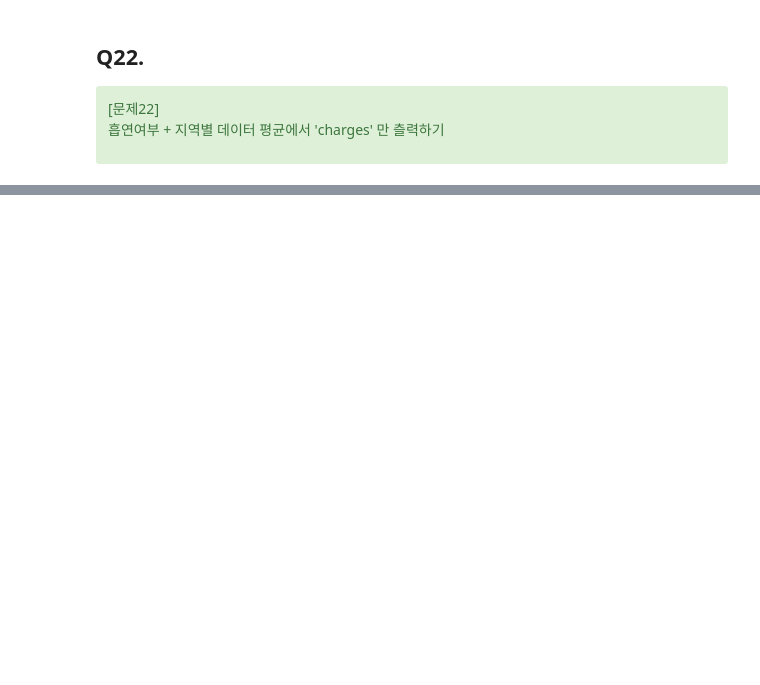
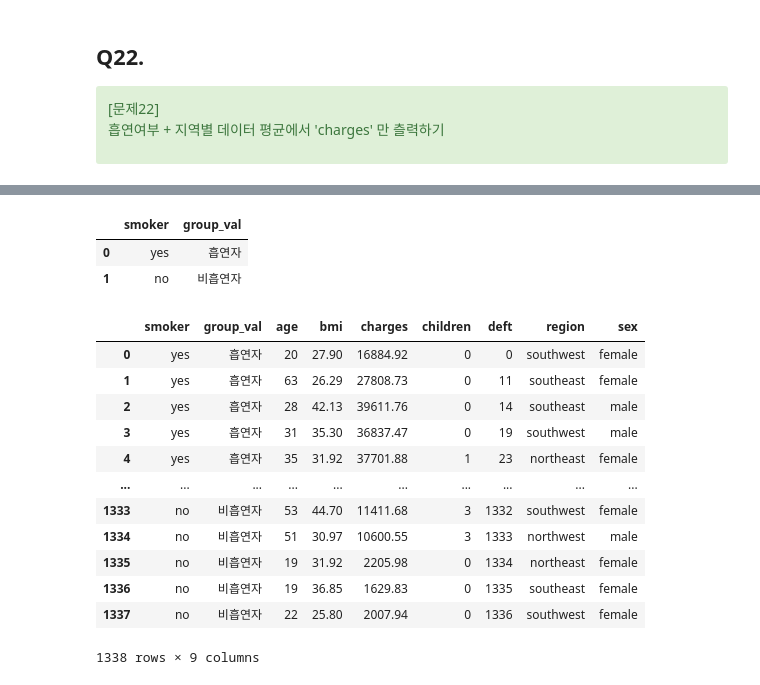
Before and after one commit to ukhyun-lee/stock_market_analysis, a Jupyter notebook: 2주차/pandas_exercise.ipynb, the cells around one changed output, grey strips where cells are left out. Saved outputs shown, nothing was run; the diff lists cells and outputs as text; code cells hidden in the pictures; blank space fills up the shorter version.

```diff
--- a/2주차/pandas_exercise.ipynb
+++ b/2주차/pandas_exercise.ipynb
@@ -433,0 +656,2 @@ smoker 여부에 따라, group_val 컬럼에 '흡연자', '비흡연자' 표시
+# %%
+df.drop(['group_val'], axis=1, inplace=True )
@@ -433,0 +676,3 @@ smoker 여부에 따라, group_val 컬럼에 '흡연자', '비흡연자' 표시
+# %%
+df['group_val'] = df['group_val'].apply(lambda bool: 'smoker' if bool=='yes' else 'non-smoker')
+df.head(3)
@@ -433,0 +684,3 @@ smoker 여부에 따라, group_val 컬럼에 '흡연자', '비흡연자' 표시
+# %%
+df.drop(['group_val'], axis=1, inplace=True )
+df.head()
@@ -433,0 +694,26 @@ smoker 여부에 따라, group_val 컬럼에 '흡연자', '비흡연자' 표시
+# %%
+#방법1 - merge
+
+smoker_df = pd.DataFrame({'smoker' : ['yes', 'no'],
+                          'group_val' : ['흡연자', '비흡연자']})
+smoker_df
+# %% [output]
+|  | smoker | group_val |
+| 0 | yes | 흡연자 |
+| 1 | no | 비흡연자 |
+# %%
+pd.merge(smoker_df, df)
+# %% [output]
+|  | smoker | group_val | age | bmi | charges | children | deft | region | sex |
+| 0 | yes | 흡연자 | 20 | 27.90 | 16884.92 | 0 | 0 | southwest | female |
+| 1 | yes | 흡연자 | 63 | 26.29 | 27808.73 | 0 | 11 | southeast | female |
+| 2 | yes | 흡연자 | 28 | 42.13 | 39611.76 | 0 | 14 | southeast | male |
+| 3 | yes | 흡연자 | 31 | 35.30 | 36837.47 | 0 | 19 | southwest | male |
+| 4 | yes | 흡연자 | 35 | 31.92 | 37701.88 | 1 | 23 | northeast | female |
+| ... | ... | ... | ... | ... | ... | ... | ... | ... | ... |
+| 1333 | no | 비흡연자 | 53 | 44.70 | 11411.68 | 3 | 1332 | southwest | female |
+| 1334 | no | 비흡연자 | 51 | 30.97 | 10600.55 | 3 | 1333 | northwest | male |
+| 1335 | no | 비흡연자 | 19 | 31.92 | 2205.98 | 0 | 1334 | northeast | female |
+| 1336 | no | 비흡연자 | 19 | 36.85 | 1629.83 | 0 | 1335 | southeast | female |
+| 1337 | no | 비흡연자 | 22 | 25.80 | 2007.94 | 0 | 1336 | southwest | female |
+1338 rows × 9 columns
```
Also changed, not shown: parts of 39 cells of this notebook.
